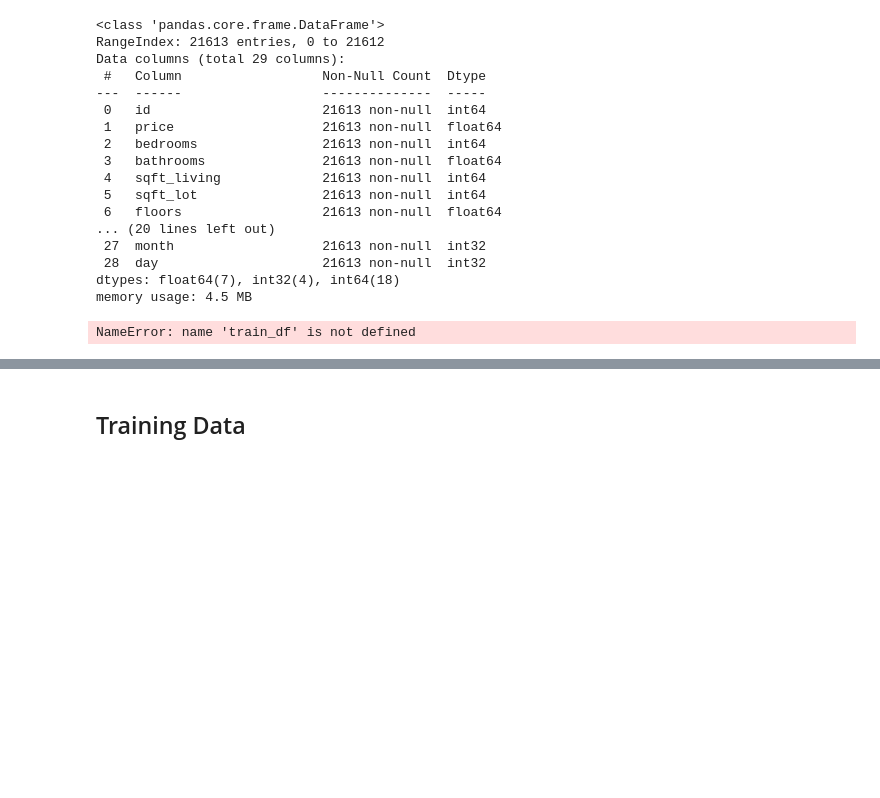
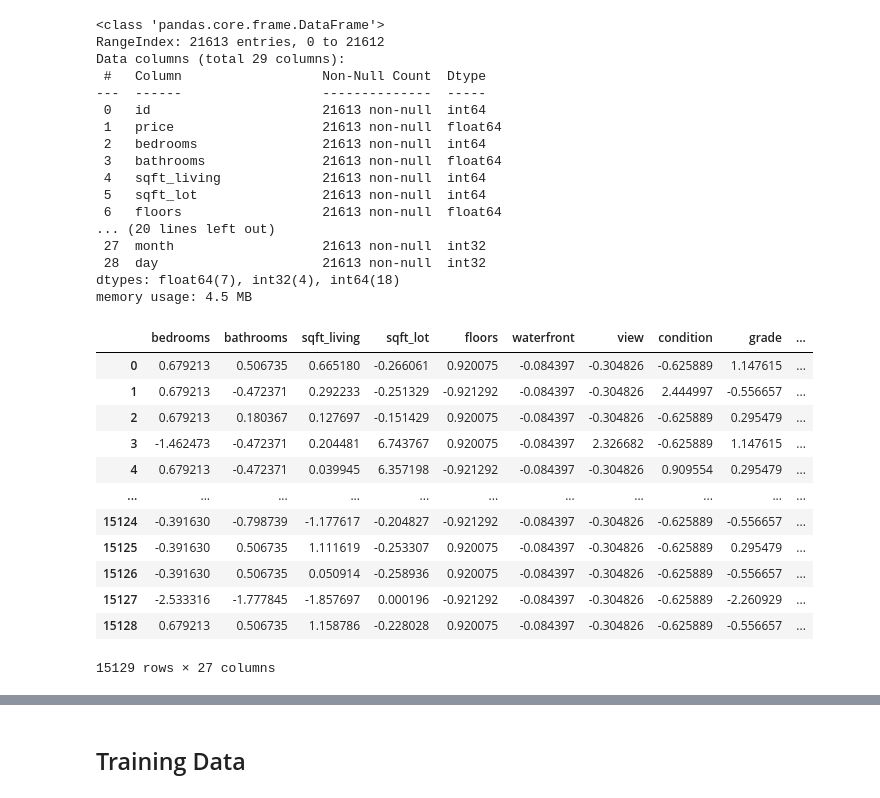
Before and after one commit to Alhusuly10/Regression-problem, a Jupyter notebook: House Sales in King County, USA.ipynb, the cells around one changed output, grey strips where cells are left out. Cells and saved outputs as stored; diff of their text form; code cells hidden in the pictures; blank space fills up the shorter version.

```diff
--- a/House Sales in King County, USA.ipynb
+++ b/House Sales in King County, USA.ipynb
@@ -489,10 +489,27 @@ def prepare_features_and_target(train_df, temp_df, target_column, columns_to_dro
 
     return train_df, temp_df, y_train, y_temp, None
 # %%
-scaled_features = prepare_features_and_target(train_df = train_set,
-                                              temp_df = temp_set,
-                                              target_column= 'price', columns_to_drop='id',
-                                              scale_features=True)
-train_df
+# Using the prepare features and target function
+X_train, X_temp, y_train, y_temp, scaler = prepare_features_and_target(
+    train_df=train_set,
+    temp_df=temp_set,
+    target_column='price',
+    columns_to_drop=['id'],
+    scale_features=True
+)
-# %% [output]
-NameError: name 'train_df' is not defined
+# %%
+X_train
+# %% [output]
+|  | bedrooms | bathrooms | sqft_living | sqft_lot | floors | waterfront | view | condition | grade | ... |
+| 0 | 0.679213 | 0.506735 | 0.665180 | -0.266061 | 0.920075 | -0.084397 | -0.304826 | -0.625889 | 1.147615 | ... |
+| 1 | 0.679213 | -0.472371 | 0.292233 | -0.251329 | -0.921292 | -0.084397 | -0.304826 | 2.444997 | -0.556657 | ... |
+| 2 | 0.679213 | 0.180367 | 0.127697 | -0.151429 | 0.920075 | -0.084397 | -0.304826 | -0.625889 | 0.295479 | ... |
+| 3 | -1.462473 | -0.472371 | 0.204481 | 6.743767 | 0.920075 | -0.084397 | 2.326682 | -0.625889 | 1.147615 | ... |
+| 4 | 0.679213 | -0.472371 | 0.039945 | 6.357198 | -0.921292 | -0.084397 | -0.304826 | 0.909554 | 0.295479 | ... |
+| ... | ... | ... | ... | ... | ... | ... | ... | ... | ... | ... |
+| 15124 | -0.391630 | -0.798739 | -1.177617 | -0.204827 | -0.921292 | -0.084397 | -0.304826 | -0.625889 | -0.556657 | ... |
+| 15125 | -0.391630 | 0.506735 | 1.111619 | -0.253307 | 0.920075 | -0.084397 | -0.304826 | -0.625889 | 0.295479 | ... |
+| 15126 | -0.391630 | 0.506735 | 0.050914 | -0.258936 | 0.920075 | -0.084397 | -0.304826 | -0.625889 | -0.556657 | ... |
+| 15127 | -2.533316 | -1.777845 | -1.857697 | 0.000196 | -0.921292 | -0.084397 | -0.304826 | -0.625889 | -2.260929 | ... |
+| 15128 | 0.679213 | 0.506735 | 1.158786 | -0.228028 | 0.920075 | -0.084397 | -0.304826 | -0.625889 | -0.556657 | ... |
+15129 rows × 27 columns
```
Also changed, not shown: parts of 27 cells of this notebook, 1 other file.
